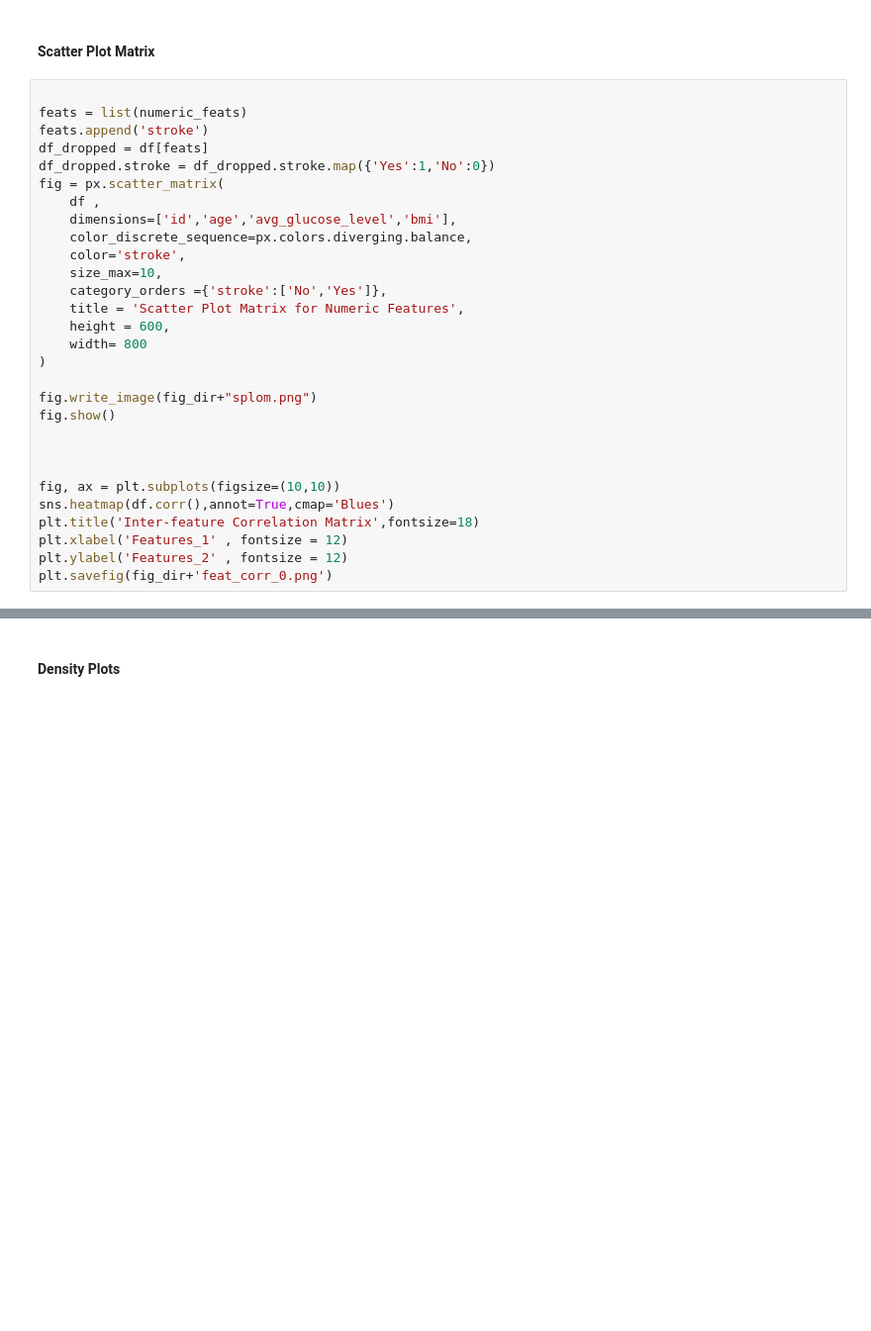
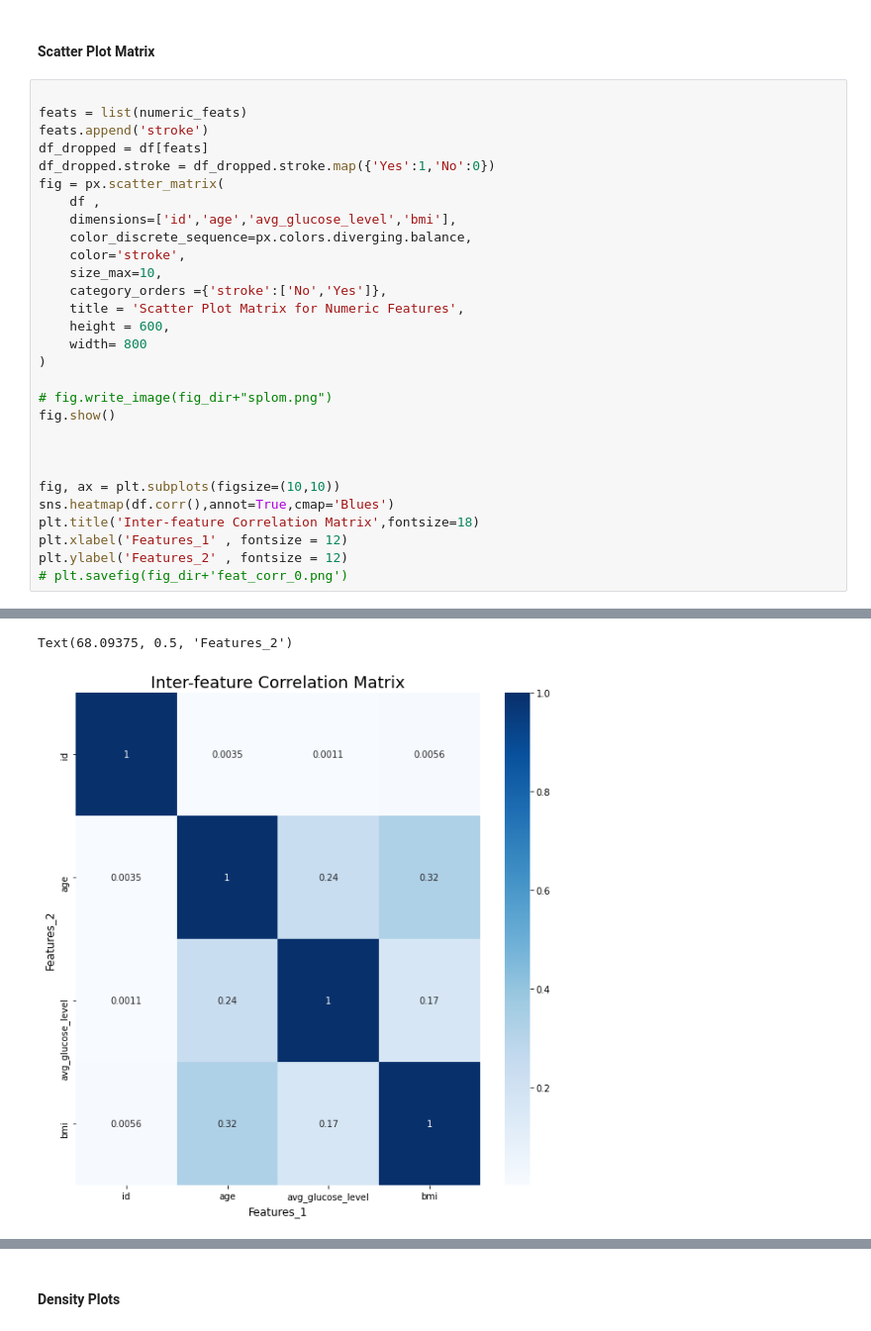
Before and after one commit to abdullahesmael/Stroke-Dataset-Data-Understanding-and-Data-Preparation, a Jupyter notebook: PBA_v3.ipynb, the cells around one changed output, grey strips where cells are left out. Shown at 99% size. Saved outputs shown, nothing was run; the diff lists cells and outputs as text; blank space fills up the shorter version.

```diff
--- a/PBA_v3.ipynb
+++ b/PBA_v3.ipynb
@@ -297,7 +295,7 @@ fig = px.scatter_matrix(
     width= 800
 )
 
-fig.write_image(fig_dir+"splom.png")
+# fig.write_image(fig_dir+"splom.png")
 fig.show()
 
 
@@ -307,5 +305,5 @@ sns.heatmap(df.corr(),annot=True,cmap='Blues')
 plt.title('Inter-feature Correlation Matrix',fontsize=18)
 plt.xlabel('Features_1' , fontsize = 12)
 plt.ylabel('Features_2' , fontsize = 12)
-plt.savefig(fig_dir+'feat_corr_0.png')
+# plt.savefig(fig_dir+'feat_corr_0.png')
 # %% [output]
@@ -313,2 +314,4 @@ NameError: name 'numeric_feats' is not defined
+Text(68.09375, 0.5, 'Features_2')
+[figure, added]
 # %%
 plt.figure(figsize =(20,10))
```
Also changed, not shown: parts of 24 cells of this notebook.
